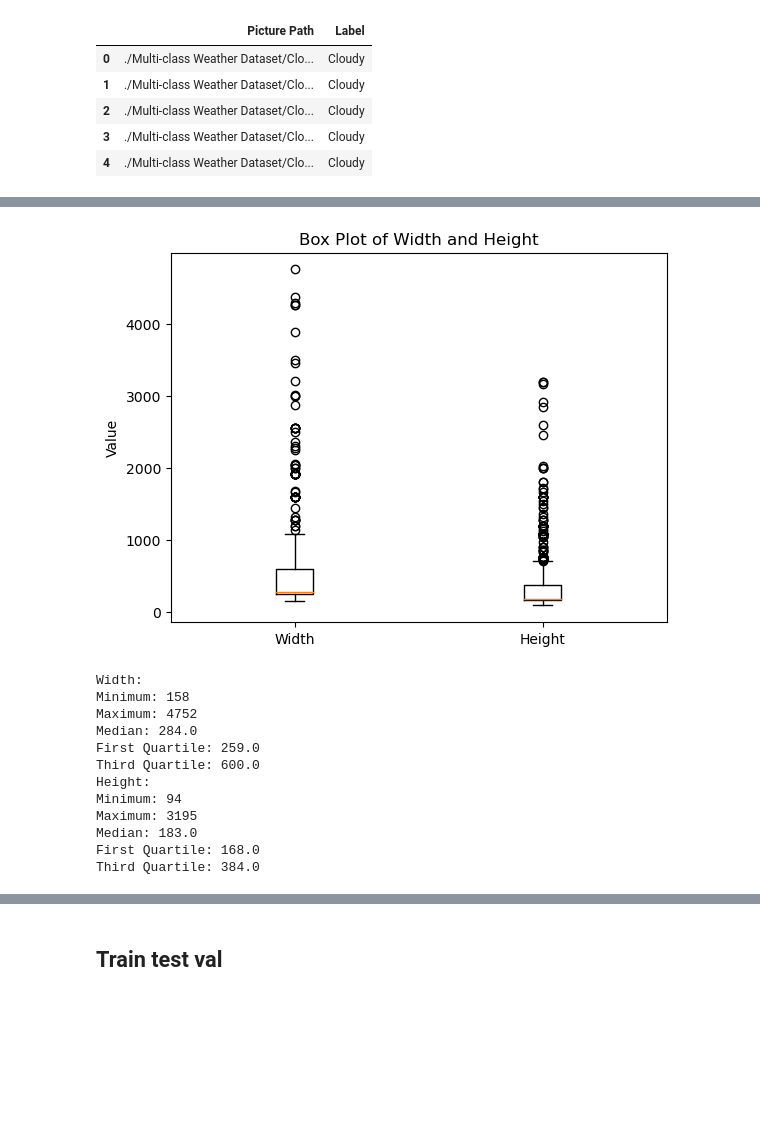
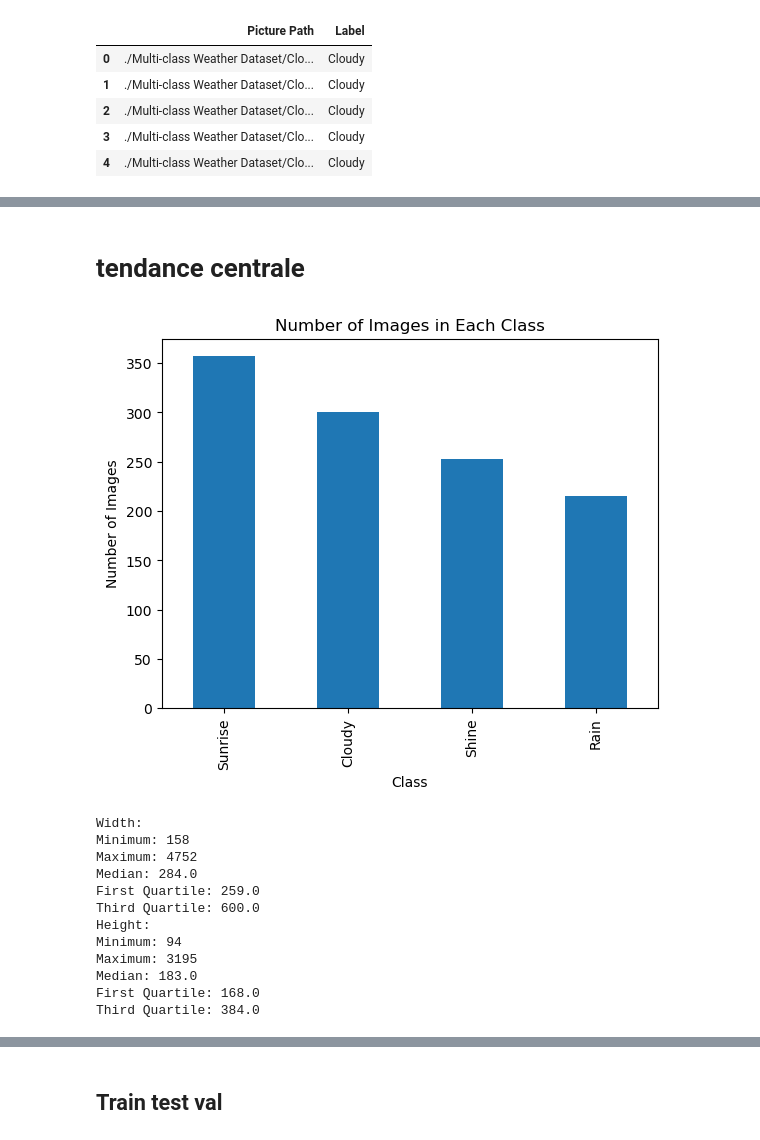
Before and after one commit to Jalalbaim/Rain-Or-Shine, a Jupyter notebook: Model.ipynb, the cells around one changed output, grey strips where cells are left out. Cells and saved outputs as stored; diff of their text form; code cells hidden in the pictures; blank space fills up the shorter version.

```diff
--- a/Model.ipynb
+++ b/Model.ipynb
@@ -82,3 +79,14 @@ df.head()
+# %% [markdown]
+# tendance centrale
+# %%
+class_counts = df['Label'].value_counts()
+class_counts.plot(kind='bar')
+plt.xlabel('Class')
+plt.ylabel('Number of Images')
+plt.title('Number of Images in Each Class')
+plt.show()
+# %% [output]
+[figure, added]
 # %%
 import matplotlib.pyplot as plt
 
@@ -94,10 +102,6 @@ median_height = df['height'].median()
 q1_height = df['height'].quantile(0.25)
 q3_height = df['height'].quantile(0.75)
 
-plt.boxplot([df['width'], df['height']], labels=['Width', 'Height'])
-plt.title('Box Plot of Width and Height')
-plt.ylabel('Value')
-plt.show()
 
 # Print the statistics
 print('Width:')
@@ -114,7 +118,6 @@ print('Median:', median_height)
 print('First Quartile:', q1_height)
 print('Third Quartile:', q3_height)
 # %% [output]
-[figure, removed]
 Width:
 Minimum: 158
 Maximum: 4752
```
Also changed, not shown: parts of 9 cells of this notebook.
